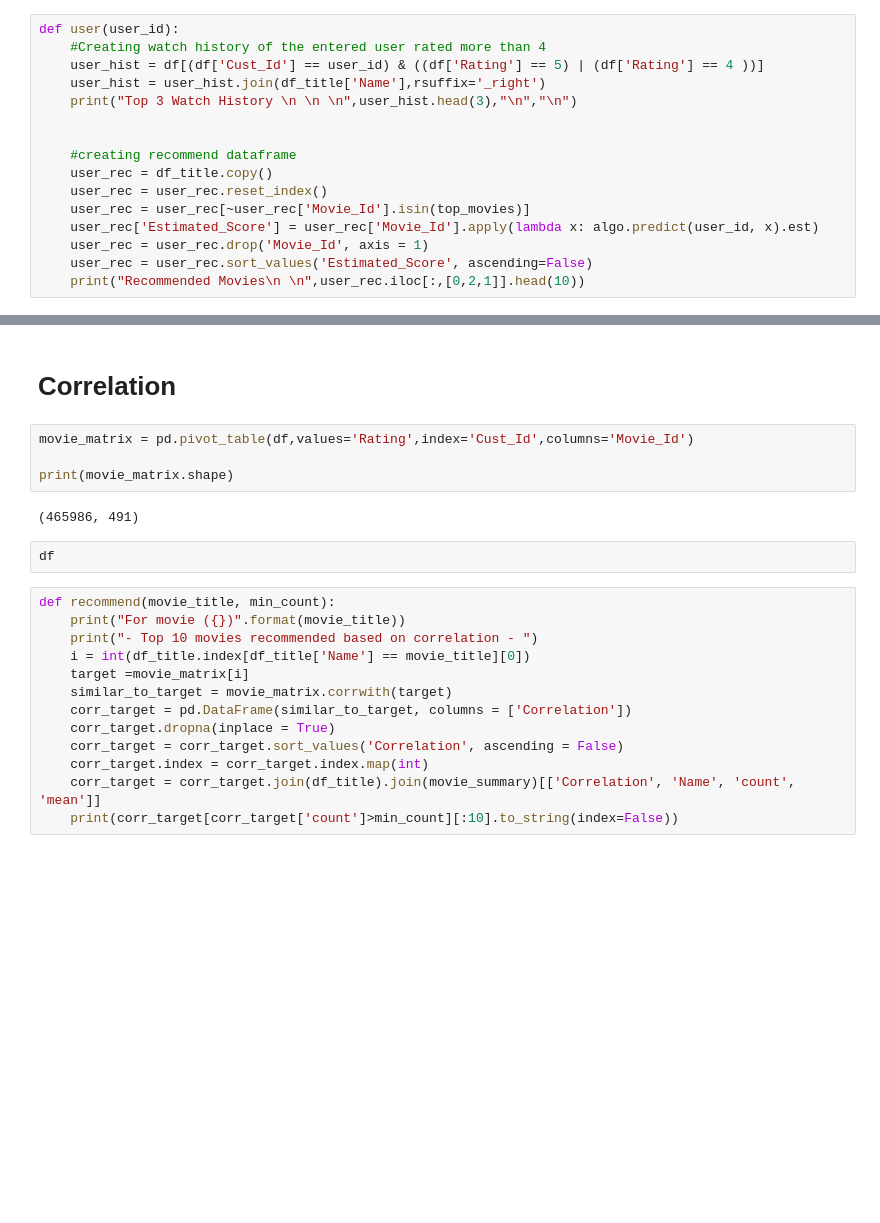
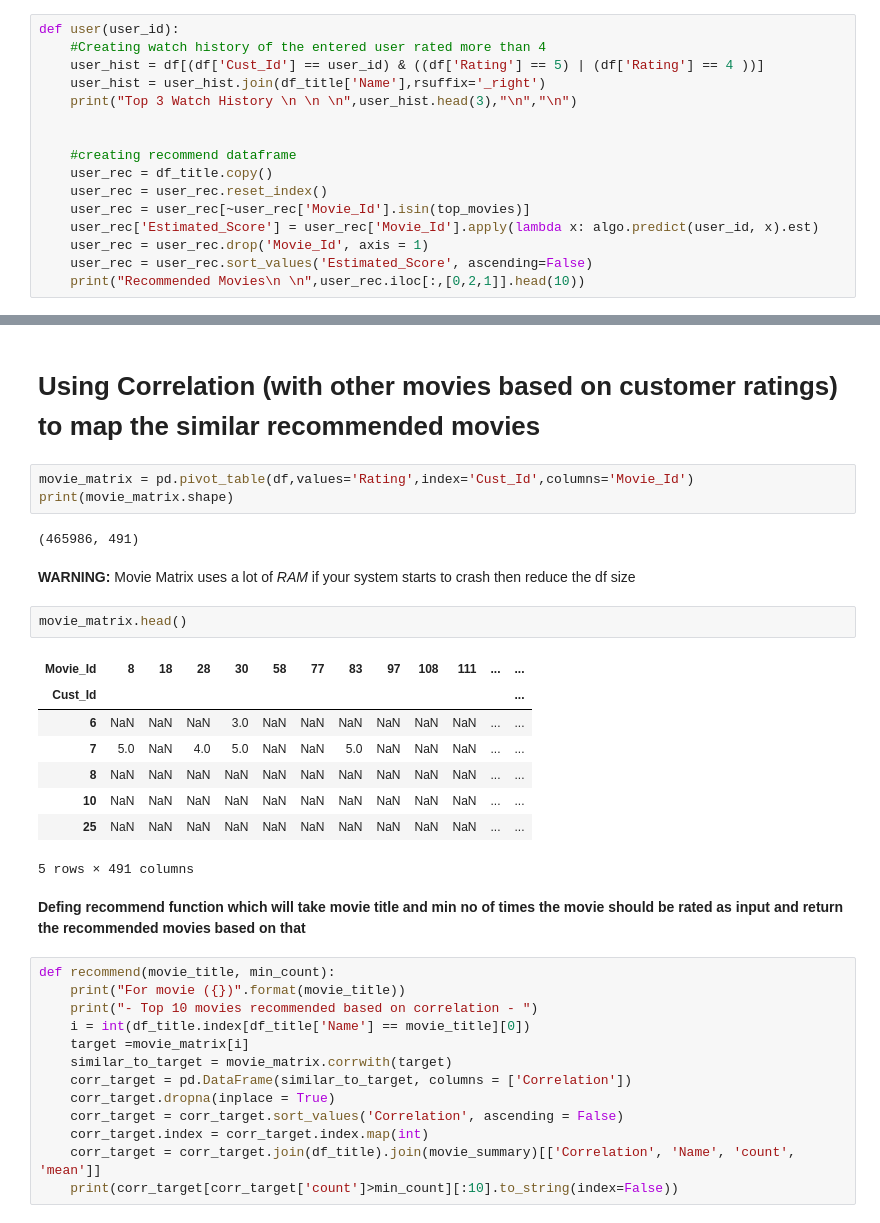
Before and after one commit to theroyalraj/Machine-Learning, a Jupyter notebook: NF-Recommnedation-System.ipynb, the cells around one changed output, grey strips where cells are left out. Drawn from its saved outputs; the diff is of its cells as text; blank space fills up the shorter version.

```diff
--- a/NF-Recommnedation-System.ipynb
+++ b/NF-Recommnedation-System.ipynb
@@ -326,13 +444,26 @@ user(2173336)
-# %% [markdown]
-# Correlation
+# %% [markdown]
+<h1>Using Correlation (with other movies based on customer ratings)<br>
+ to map the similar recommended movies
 # %%
 movie_matrix = pd.pivot_table(df,values='Rating',index='Cust_Id',columns='Movie_Id')
-
 print(movie_matrix.shape)
 # %% [output]
 (465986, 491)
-# %%
-df
+# %% [markdown]
+<b>WARNING:</b> Movie Matrix uses a lot of <i>RAM</i> if your system starts to crash then reduce the df size
+# %%
+movie_matrix.head()
+# %% [output]
+| Movie_Id | 8 | 18 | 28 | 30 | 58 | 77 | 83 | 97 | 108 | 111 | ... | ... |
+| Cust_Id |  |  |  |  |  |  |  |  |  |  |  | ... |
+| 6 | NaN | NaN | NaN | 3.0 | NaN | NaN | NaN | NaN | NaN | NaN | ... | ... |
+| 7 | 5.0 | NaN | 4.0 | 5.0 | NaN | NaN | 5.0 | NaN | NaN | NaN | ... | ... |
+| 8 | NaN | NaN | NaN | NaN | NaN | NaN | NaN | NaN | NaN | NaN | ... | ... |
+| 10 | NaN | NaN | NaN | NaN | NaN | NaN | NaN | NaN | NaN | NaN | ... | ... |
+| 25 | NaN | NaN | NaN | NaN | NaN | NaN | NaN | NaN | NaN | NaN | ... | ... |
+5 rows × 491 columns
+# %% [markdown]
+<b>Defing recommend function which will take movie title and min no of times the movie should be rated as input and return the recommended movies based on that
 # %%
 def recommend(movie_title, min_count):
     print("For movie ({})".format(movie_title))
```
Also changed, not shown: parts of 35 cells of this notebook.
